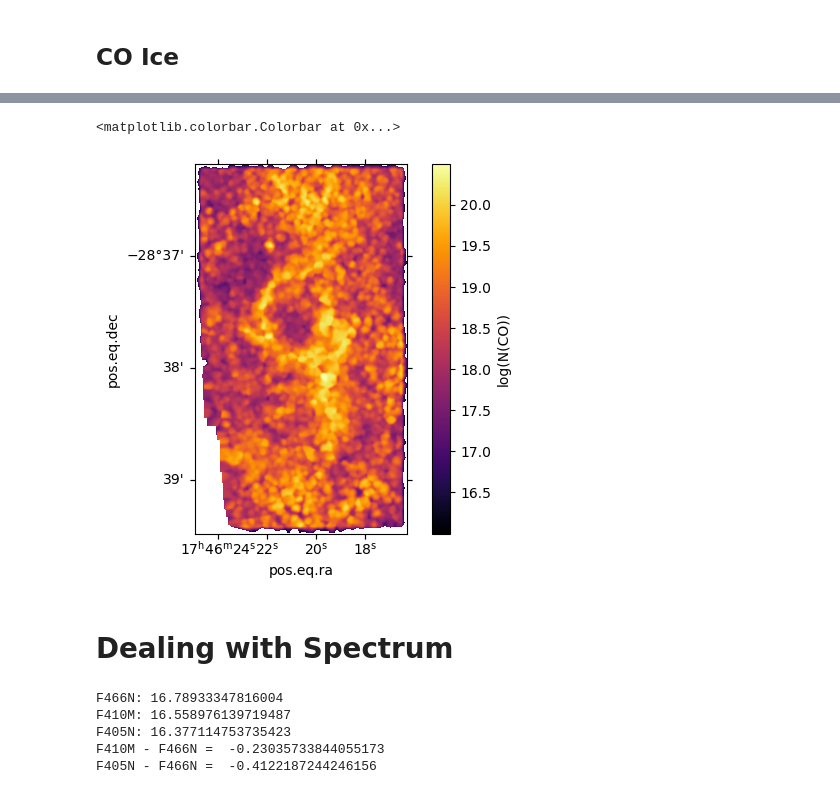
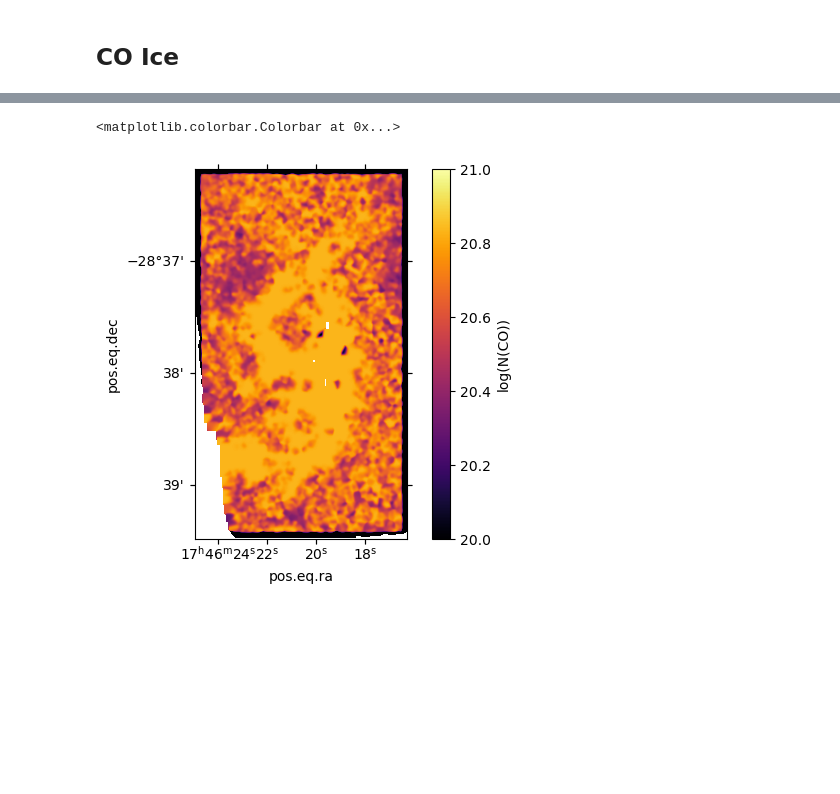
Before and after one commit to SpacialTree/lactea-filament, a Jupyter notebook: lactea-filament/notebooks/filament_COice.ipynb, the cells around one changed output, grey strips where cells are left out. Saved outputs shown, nothing was run; the diff lists cells and outputs as text; code cells hidden in the pictures; blank space fills up the shorter version.

```diff
--- a/lactea-filament/notebooks/filament_COice.ipynb
+++ b/lactea-filament/notebooks/filament_COice.ipynb
@@ -62,7 +48,7 @@ cutout_filament = cm.Cutout(pos, w, l)
 cutout_405 = cutout_filament.get_cutout_405()
 # %%
 cat_filament = JWSTCatalog(cat_use.table_region_mask([reg], cutout_405.wcs))
-mask_red = (cat_filament.color('f182m', 'f212n') > 0.5) | (np.isnan(np.array(cat_filament.band('f182m'))) & np.isnan(np.array(cat_filament.band('f187n'))))
+mask_red = (cat_filament.color('f182m', 'f410m') > 2) | (np.isnan(np.array(cat_filament.band('f182m'))) & np.isnan(np.array(cat_filament.band('f187n'))))
 mask_red = mask_red & (cat_filament.color('f410m', 'f466n') < 0)
 cat_filament = JWSTCatalog(cat_filament.catalog[mask_red])
 # %%
@@ -101,15 +68,2 @@ ax.set_xlim(0, 3)
 # %% [markdown]
 ## CO Ice
-# %%
-consts_file = '75_CO_1_15.0K.txt'#'1_CO_(1)_12.5K_Baratta.txt'
-
-cat_filament = JWSTCatalog(cat_use.table_region_mask([reg], cutout_405.wcs))
-mask_red = (cat_filament.color('f182m', 'f212n') > 0.5) | (np.isnan(np.array(cat_filament.band('f182m'))) & np.isnan(np.array(cat_filament.band('f187n'))))
-mask_red = mask_red & (~np.isnan(np.array(cat_filament.band('f405n'))) & ~np.isnan(np.array(cat_filament.band('f410m'))))
-#mask_red = mask_red & (cat_filament.color('f212n', 'f466n') < 0)
-cat_filament = JWSTCatalog(cat_filament.catalog[mask_red])
-
-Av_182212 = cat_filament.get_Av('f182m', 'f212n', ext=CT06_MWLoc())
-cat_filament.catalog['N(CO)'] = co_map.get_co_column(cat_filament, Av_182212, ext=CT06_MWLoc(), ref_band='f410m',
-                                consts_file=consts_file)
-cat_filament.catalog['N(CO)'][cat_filament.catalog['N(CO)'] == 1e15] = np.nan
@@ -135,2 +70,5 @@ Text(0.5, 1.0, '75_CO_1_15.0K')
+# %%
+Av_182212 = cat_filament.get_Av('f182m', 'f212n', ext=CT06_MWLoc())
+cat_filament.catalog['N(CO)'] = co_map.get_co_column(cat_filament, Av_182212, ext=CT06_MWLoc(), consts_file='85_CO_(1)_10K_Hudgins.txt')
 # %%
 co_col_map = co_map.make_co_column_map(cat_filament, cat_filament.catalog['N(CO)'], cutout_405.wcs, cutout_405.shape, fwhm=30, k=5)
@@ -137,10 +84,8 @@ co_col_map = co_map.make_co_column_map(cat_filament, cat_filament.catalog['N(CO)
 # %%
 co_col_map[co_col_map < 1e16] = np.nan
 ax = plt.subplot(projection=cutout_405.wcs)
-im = ax.imshow(np.log10(co_col_map), origin='lower', cmap='inferno')
+im = ax.imshow(np.log10(co_col_map), origin='lower', cmap='inferno', vmin=20, vmax=21)
 plt.colorbar(im, ax=ax, label='log(N(CO))')
 # %% [output]
 <matplotlib.colorbar.Colorbar at 0x...>
-[figure, old version]
+[figure, new version]
-# %% [markdown]
-# Dealing with Spectrum
@@ -156,28 +91,0 @@ tbl['Flux (erg Hz-1 s-1 cm-2)'] = (tbl['Flux (mJy)']*u.mJy).to(u.erg/u.Hz/u.s/u.
-# %%
-spec = tbl['Flux (erg Hz-1 s-1 cm-2)']
-xarr = tbl['Wavelength (micron)']*u.um
-phx4000 = atmo_model(4000, xarr=xarr)
-cmd_x = ('JWST/NIRCam.F410M', 'JWST/NIRCam.F466N', 'JWST/NIRCam.F405N')
-flxd_ref = fluxes_in_filters(xarr, phx4000['fnu'].quantity)
-flxd = fluxes_in_filters(xarr, spec.quantity)
-# the star's magnitude
-mags_x_star = (-2.5*np.log10(flxd_ref[cmd_x[0]] / u.Quantity(jfilts.loc[cmd_x[0]]['ZeroPoint'], u.Jy)),
-               -2.5*np.log10(flxd_ref[cmd_x[1]] / u.Quantity(jfilts.loc[cmd_x[1]]['ZeroPoint'], u.Jy)),
-               -2.5*np.log10(flxd_ref[cmd_x[2]] / u.Quantity(jfilts.loc[cmd_x[2]]['ZeroPoint'], u.Jy)))
-# the magnitude of the star with the CO ice
-#mags_x = flxd[cmd_x[0]].to(u.ABmag).value, flxd[cmd_x[1]].to(u.ABmag).value
-mags_x = (-2.5*np.log10(flxd[cmd_x[0]] / u.Quantity(jfilts.loc[cmd_x[0]]['ZeroPoint'], u.Jy)),
-          -2.5*np.log10(flxd[cmd_x[1]] / u.Quantity(jfilts.loc[cmd_x[1]]['ZeroPoint'], u.Jy)),
-          -2.5*np.log10(flxd[cmd_x[2]] / u.Quantity(jfilts.loc[cmd_x[2]]['ZeroPoint'], u.Jy)))
-
-print('F466N:', mags_x[1])#-mags_x_star[1])
-print('F410M:', mags_x[0])#-mags_x_star[0])
-print('F405N:', mags_x[2])#-mags_x_star[2])
-print('F410M - F466N = ', mags_x[0]-mags_x[1])
-print('F405N - F466N = ', mags_x[2]-mags_x[1])
-# %% [output]
-F466N: 16.78933347816004
-F410M: 16.558976139719487
-F405N: 16.377114753735423
-F410M - F466N =  -0.23035733844055173
-F405N - F466N =  -0.4122187244246156
```
Also changed, not shown: parts of 26 cells of this notebook.
